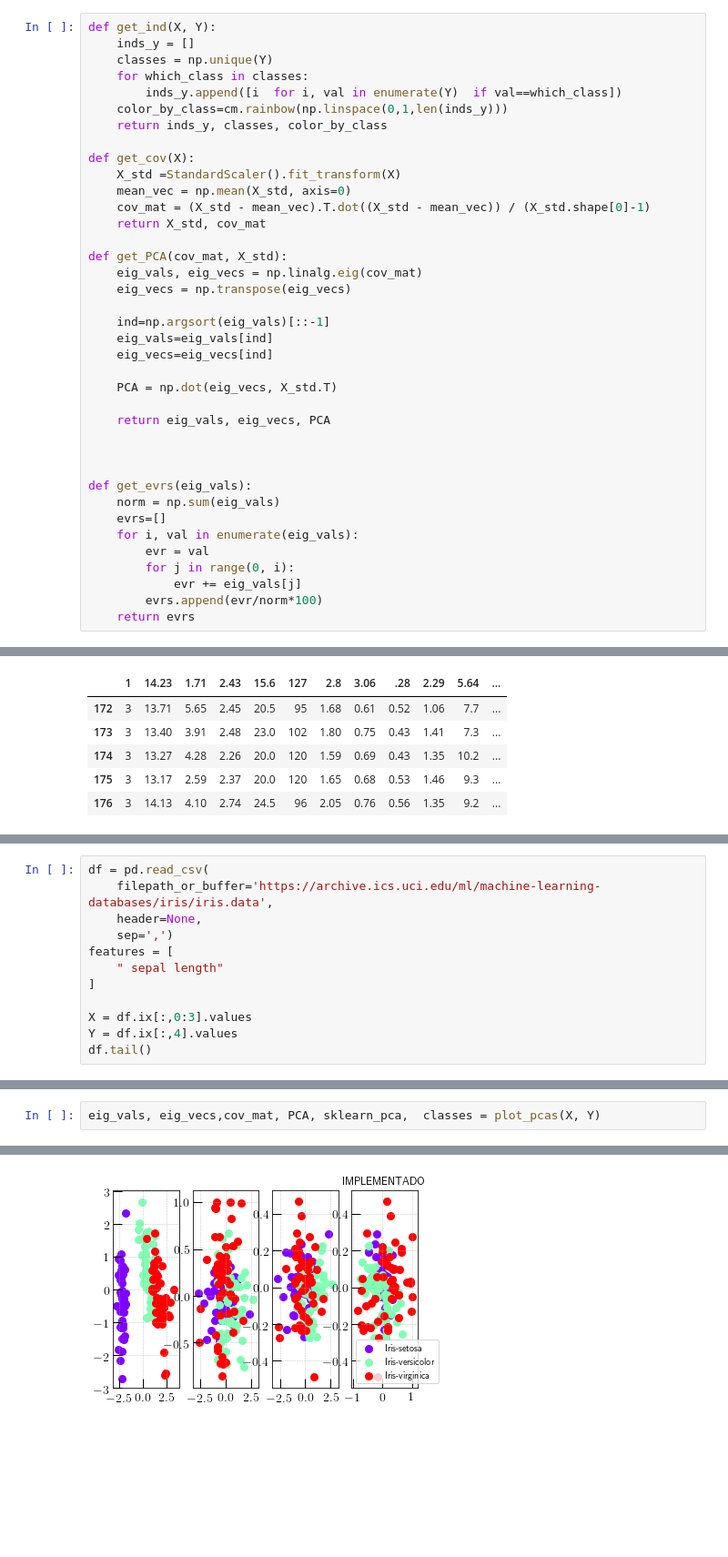
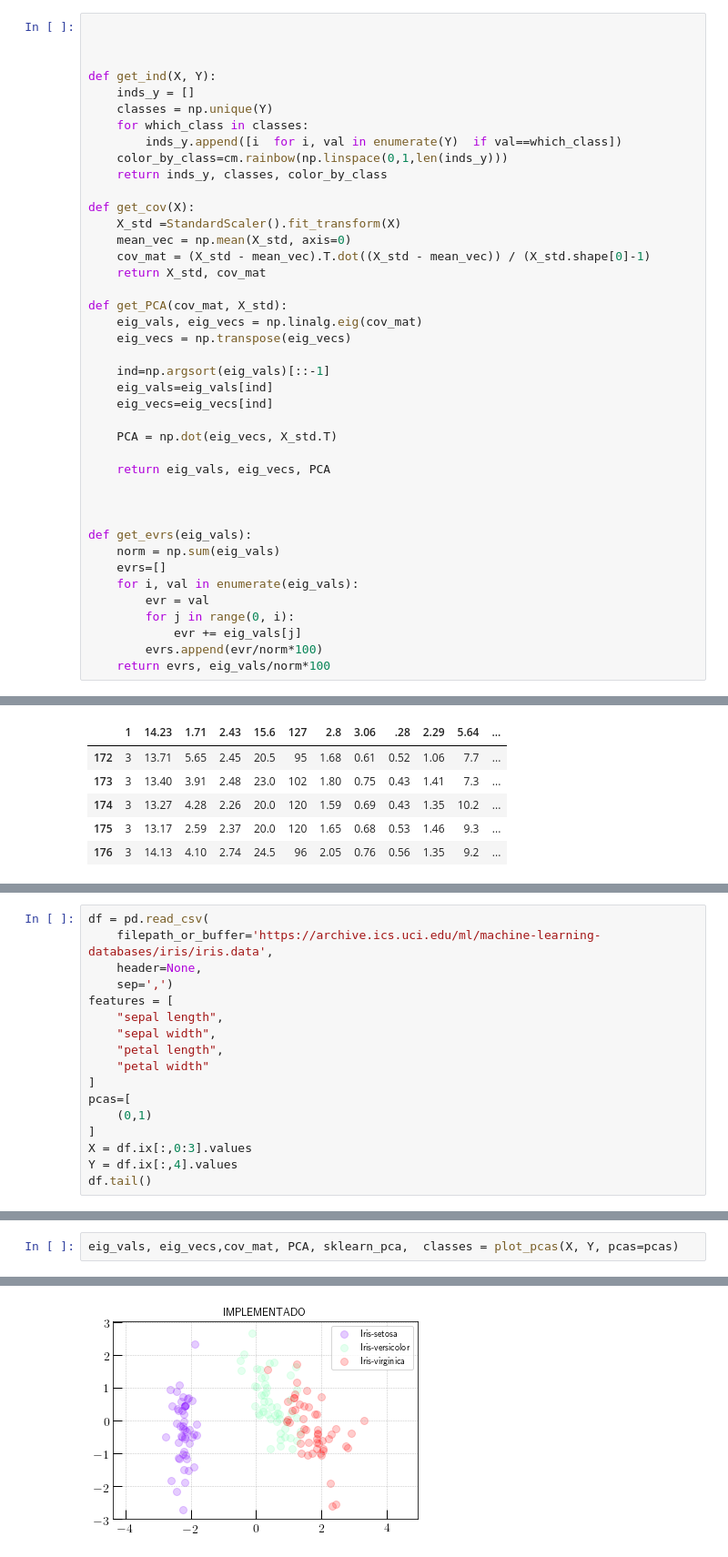
Before and after one commit to devmessias/Artificial-and-Natural-Vision, a Jupyter notebook: PCA.ipynb, the cells around one changed output, grey strips where cells are left out. Shown: that part at 91% size. Cells and saved outputs as stored; diff of their text form; blank space fills up the shorter version.

```diff
--- a/PCA.ipynb
+++ b/PCA.ipynb
@@ -7,6 +7,9 @@ from sklearn.preprocessing import StandardScaler
 from matplotlib.pyplot import cm
 from sklearn.decomposition import PCA as sklearnPCA
 # %%
+
+
+
 def get_ind(X, Y):
     inds_y = []
     classes = np.unique(Y)
@@ -43,7 +46,7 @@ def get_evrs(eig_vals):
         for j in range(0, i):
             evr += eig_vals[j]
         evrs.append(evr/norm*100)
-    return evrs
+    return evrs, eig_vals/norm*100
 # %%
 
 def plot_pcas(
@@ -178,9 +235,14 @@ df = pd.read_csv(
     header=None,
     sep=',')
 features = [
-    " sepal length"
+    "sepal length",
+    "sepal width",
+    "petal length",
+    "petal width"
 ]
-
+pcas=[
+    (0,1)
+]
 X = df.ix[:,0:3].values
 Y = df.ix[:,4].values
 df.tail()
@@ -199,7 +260,7 @@ http://pandas.pydata.org/pandas-docs/stable/indexing.html#ix-indexer-is-deprecat
 | 148 | 6.2 | 3.4 | 5.4 | 2.3 | Iris-virginica |
 | 149 | 5.9 | 3.0 | 5.1 | 1.8 | Iris-virginica |
 # %%
-eig_vals, eig_vecs,cov_mat, PCA, sklearn_pca,  classes = plot_pcas(X, Y)
+eig_vals, eig_vecs,cov_mat, PCA, sklearn_pca,  classes = plot_pcas(X, Y, pcas=pcas)
 # %% [output]
 [figure]
-[figure, old version]
+[figure, new version]
```
Also changed, not shown: parts of 8 cells of this notebook.
